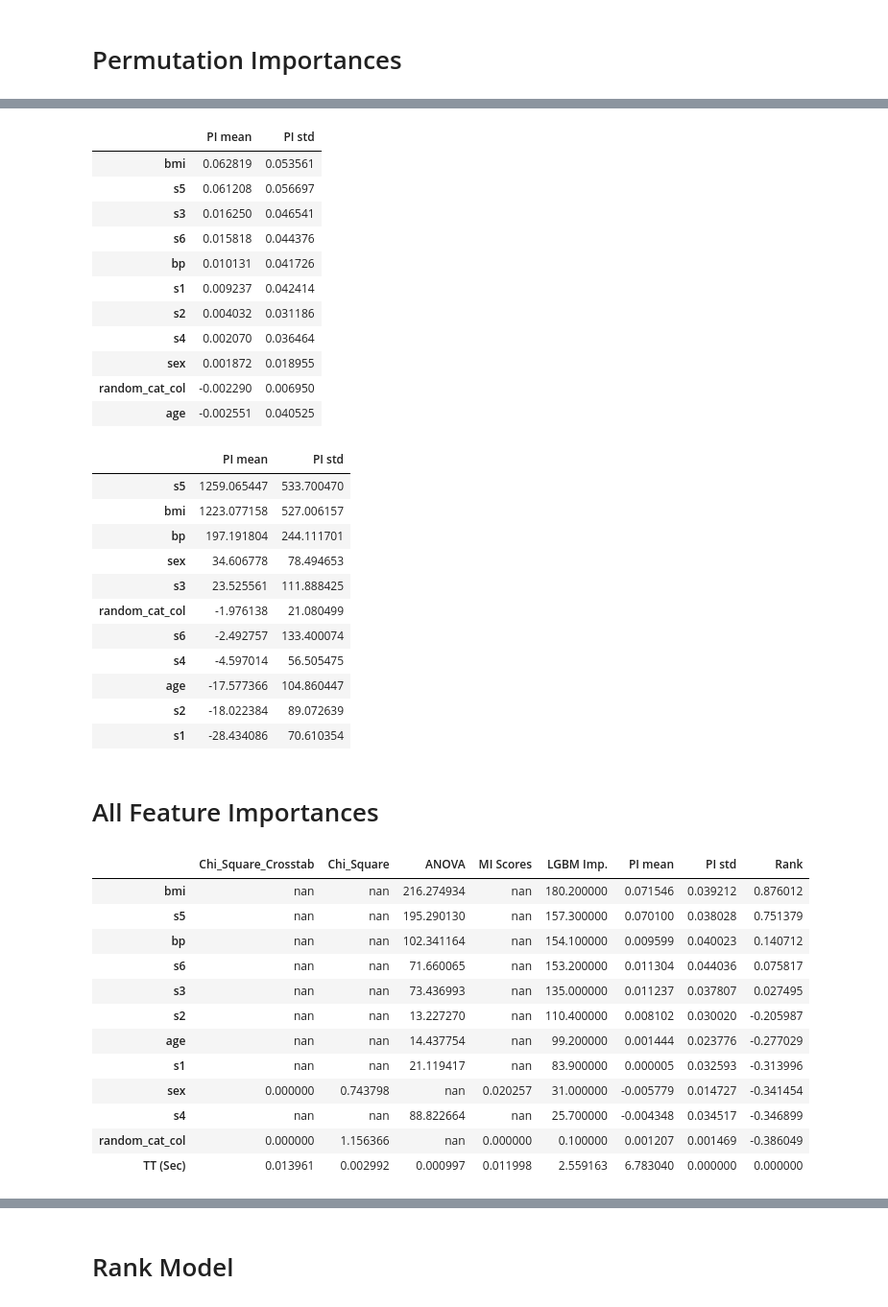
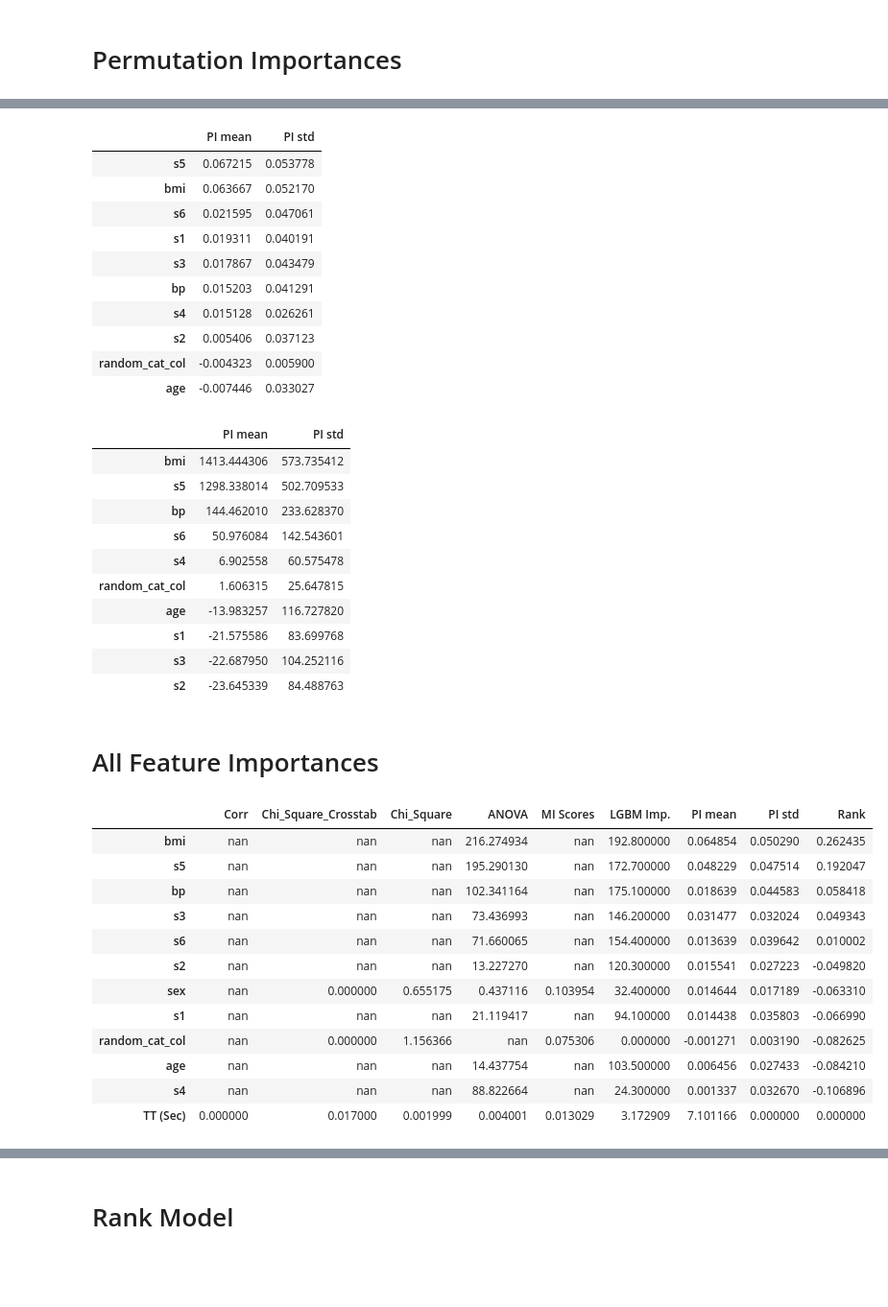
Before and after one commit to Hasan-Basri-Akcay/featimp, a Jupyter notebook: featimp_demo.ipynb, the cells around one changed output, grey strips where cells are left out. Shown: that part at 96% size. Drawn from its saved outputs; the diff is of its cells as text; code cells hidden in the pictures; blank space fills up the shorter version.

```diff
--- a/featimp_demo.ipynb
+++ b/featimp_demo.ipynb
@@ -33,7 +33,7 @@ np.random.seed(SEED)
 diabetes_data = load_diabetes()
 df_diabetes = pd.DataFrame(data=diabetes_data.data, columns=diabetes_data.feature_names)
 df_diabetes['sex'] = df_diabetes['sex'].astype(str)
-df_diabetes['sex'].replace({'0.0506801187398187':'M', '-0.044641636506989':'F'}, inplace=True)
+df_diabetes['sex'].replace({'0.0506801187398187':False, '-0.044641636506989':True}, inplace=True)
 df_diabetes['random_cat_col'] = np.random.choice(['A', 'B', 'C'], size=len(df_diabetes), p=[0.9, 0.05, 0.05])
 df_diabetes['target_reg'] = diabetes_data['target']
 df_diabetes['target_clf'] = pd.cut(diabetes_data['target'], 4)
@@ -48,8 +48,10 @@ df_diabetes.head()
 # %%
 cat_features = list(df_diabetes.select_dtypes('object').columns)
 num_features = list(df_diabetes.select_dtypes('float').columns)
+bool_features = list(df_diabetes.select_dtypes('bool').columns)
 num_features.remove("target_reg")
 features = num_features + cat_features
 print("cat_features:", cat_features)
 print("num_features:", num_features)
+print("bool_features:", bool_features)
 # %% [output]
@@ -249,17 +244,16 @@ permutation_importance_df = get_permutation_importances(data=df_diabetes_enc, fe
 permutation_importance_df.style.background_gradient(cmap=cm)
 # %% [output]
 |  | PI mean | PI std |
-| bmi | 0.062819 | 0.053561 |
-| s5 | 0.061208 | 0.056697 |
-| s3 | 0.016250 | 0.046541 |
-| s6 | 0.015818 | 0.044376 |
-| bp | 0.010131 | 0.041726 |
-| s1 | 0.009237 | 0.042414 |
-| s2 | 0.004032 | 0.031186 |
-| s4 | 0.002070 | 0.036464 |
-| sex | 0.001872 | 0.018955 |
-| random_cat_col | -0.002290 | 0.006950 |
-| age | -0.002551 | 0.040525 |
+| s5 | 0.067215 | 0.053778 |
+| bmi | 0.063667 | 0.052170 |
+| s6 | 0.021595 | 0.047061 |
+| s1 | 0.019311 | 0.040191 |
+| s3 | 0.017867 | 0.043479 |
+| bp | 0.015203 | 0.041291 |
+| s4 | 0.015128 | 0.026261 |
+| s2 | 0.005406 | 0.037123 |
+| random_cat_col | -0.004323 | 0.005900 |
+| age | -0.007446 | 0.033027 |
 # %%
 from sklearn.ensemble import RandomForestRegressor
 permutation_importance_df = get_permutation_importances(data=df_diabetes_enc, features=features, target='target_reg', fold_type='kf', nfold=10,
@@ -267,34 +261,33 @@ permutation_importance_df = get_permutation_importances(data=df_diabetes_enc, fe
 permutation_importance_df.style.background_gradient(cmap=cm)
 # %% [output]
 |  | PI mean | PI std |
-| s5 | 1259.065447 | 533.700470 |
-| bmi | 1223.077158 | 527.006157 |
-| bp | 197.191804 | 244.111701 |
-| sex | 34.606778 | 78.494653 |
-| s3 | 23.525561 | 111.888425 |
-| random_cat_col | -1.976138 | 21.080499 |
-| s6 | -2.492757 | 133.400074 |
-| s4 | -4.597014 | 56.505475 |
-| age | -17.577366 | 104.860447 |
-| s2 | -18.022384 | 89.072639 |
-| s1 | -28.434086 | 70.610354 |
+| bmi | 1413.444306 | 573.735412 |
+| s5 | 1298.338014 | 502.709533 |
+| bp | 144.462010 | 233.628370 |
+| s6 | 50.976084 | 142.543601 |
+| s4 | 6.902558 | 60.575478 |
+| random_cat_col | 1.606315 | 25.647815 |
+| age | -13.983257 | 116.727820 |
+| s1 | -21.575586 | 83.699768 |
+| s3 | -22.687950 | 104.252116 |
+| s2 | -23.645339 | 84.488763 |
 # %% [markdown]
 # All Feature Importances
 # %%
-fi_df = get_feature_importances(data=df_diabetes, num_features=num_features, cat_features=cat_features, target='target_clf', task='clf_multiable', method='all')
+fi_df = get_feature_importances(data=df_diabetes, num_features=num_features, cat_features=cat_features, bool_features=bool_features, target='target_clf', task='clf_multiable', method='all')
 fi_df.style.background_gradient(cmap=cm)
 # %% [output]
-|  | Chi_Square_Crosstab | Chi_Square | ANOVA | MI Scores | LGBM Imp. | PI mean | PI std | Rank |
-| bmi | nan | nan | 216.274934 | nan | 180.200000 | 0.071546 | 0.039212 | 0.876012 |
-| s5 | nan | nan | 195.290130 | nan | 157.300000 | 0.070100 | 0.038028 | 0.751379 |
-| bp | nan | nan | 102.341164 | nan | 154.100000 | 0.009599 | 0.040023 | 0.140712 |
-| s6 | nan | nan | 71.660065 | nan | 153.200000 | 0.011304 | 0.044036 | 0.075817 |
-| s3 | nan | nan | 73.436993 | nan | 135.000000 | 0.011237 | 0.037807 | 0.027495 |
-| s2 | nan | nan | 13.227270 | nan | 110.400000 | 0.008102 | 0.030020 | -0.205987 |
-| age | nan | nan | 14.437754 | nan | 99.200000 | 0.001444 | 0.023776 | -0.277029 |
-| s1 | nan | nan | 21.119417 | nan | 83.900000 | 0.000005 | 0.032593 | -0.313996 |
-| sex | 0.000000 | 0.743798 | nan | 0.020257 | 31.000000 | -0.005779 | 0.014727 | -0.341454 |
-| s4 | nan | nan | 88.822664 | nan | 25.700000 | -0.004348 | 0.034517 | -0.346899 |
-| random_cat_col | 0.000000 | 1.156366 | nan | 0.000000 | 0.100000 | 0.001207 | 0.001469 | -0.386049 |
-| TT (Sec) | 0.013961 | 0.002992 | 0.000997 | 0.011998 | 2.559163 | 6.783040 | 0.000000 | 0.000000 |
+|  | Corr | Chi_Square_Crosstab | Chi_Square | ANOVA | MI Scores | LGBM Imp. | PI mean | PI std | Rank |
+| bmi | nan | nan | nan | 216.274934 | nan | 192.800000 | 0.064854 | 0.050290 | 0.262435 |
+| s5 | nan | nan | nan | 195.290130 | nan | 172.700000 | 0.048229 | 0.047514 | 0.192047 |
+| bp | nan | nan | nan | 102.341164 | nan | 175.100000 | 0.018639 | 0.044583 | 0.058418 |
+| s3 | nan | nan | nan | 73.436993 | nan | 146.200000 | 0.031477 | 0.032024 | 0.049343 |
+| s6 | nan | nan | nan | 71.660065 | nan | 154.400000 | 0.013639 | 0.039642 | 0.010002 |
+| s2 | nan | nan | nan | 13.227270 | nan | 120.300000 | 0.015541 | 0.027223 | -0.049820 |
+| sex | nan | 0.000000 | 0.655175 | 0.437116 | 0.103954 | 32.400000 | 0.014644 | 0.017189 | -0.063310 |
+| s1 | nan | nan | nan | 21.119417 | nan | 94.100000 | 0.014438 | 0.035803 | -0.066990 |
+| random_cat_col | nan | 0.000000 | 1.156366 | nan | 0.075306 | 0.000000 | -0.001271 | 0.003190 | -0.082625 |
+| age | nan | nan | nan | 14.437754 | nan | 103.500000 | 0.006456 | 0.027433 | -0.084210 |
+| s4 | nan | nan | nan | 88.822664 | nan | 24.300000 | 0.001337 | 0.032670 | -0.106896 |
+| TT (Sec) | 0.000000 | 0.017000 | 0.001999 | 0.004001 | 0.013029 | 3.172909 | 7.101166 | 0.000000 | 0.000000 |
 # %%
```
Also changed, not shown: parts of 24 cells of this notebook, 5 other files.
